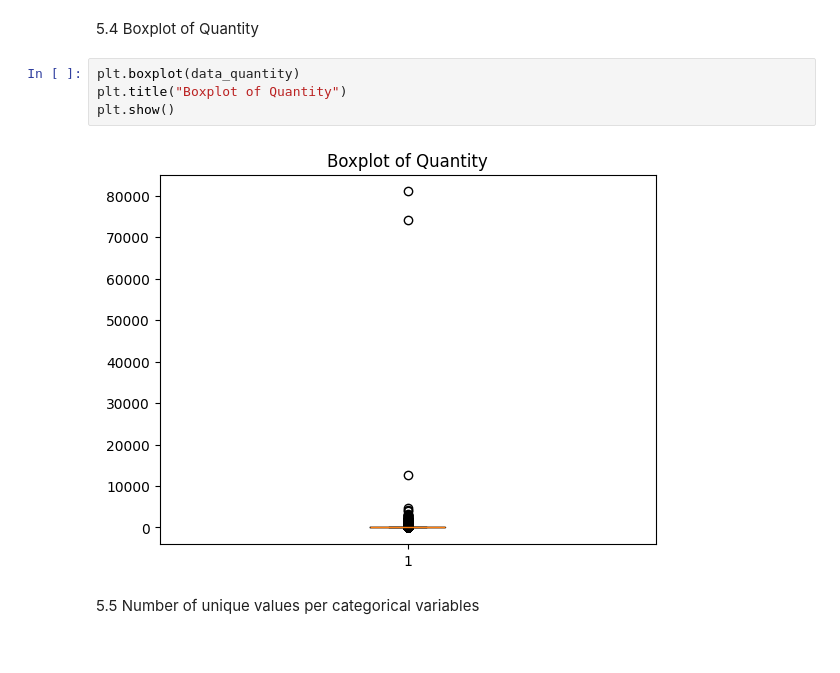
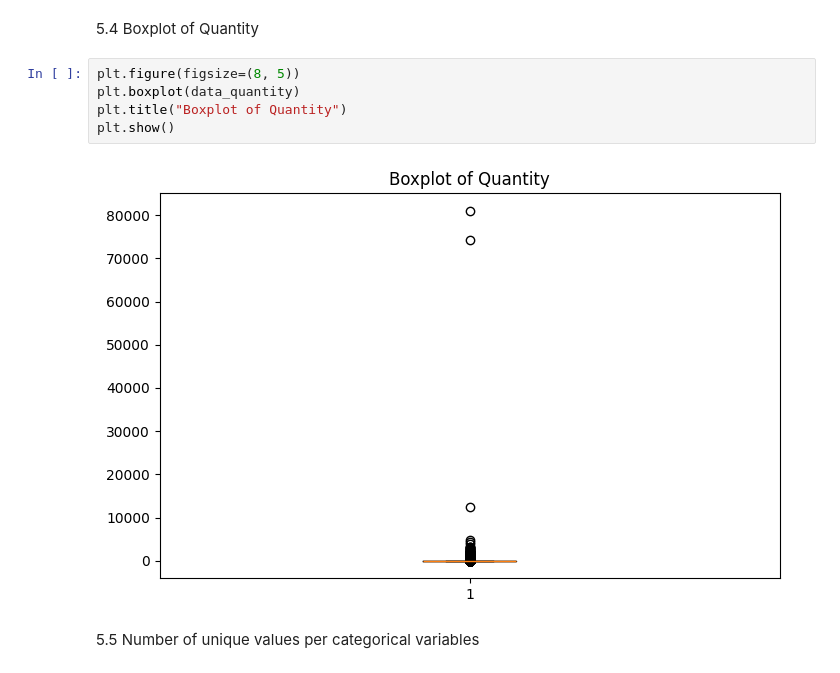
Before and after one commit to RammySubiate/e-commerce-data-analysis, a Jupyter notebook: analyis.ipynb, the cells around one changed output. Saved outputs shown, nothing was run; the diff lists cells and outputs as text.

```diff
--- a/analyis.ipynb
+++ b/analyis.ipynb
@@ -237,11 +235,12 @@ plt.show()
 # %% [markdown]
 5.4 Boxplot of Quantity
 # %%
+plt.figure(figsize=(8, 5))
 plt.boxplot(data_quantity)
 plt.title("Boxplot of Quantity")
 plt.show()
 # %% [output]
-[figure, old version]
+[figure, new version]
 # %% [markdown]
 5.5 Number of unique values per categorical variables
 # %%
```
Also changed, not shown: parts of 16 cells of this notebook.
